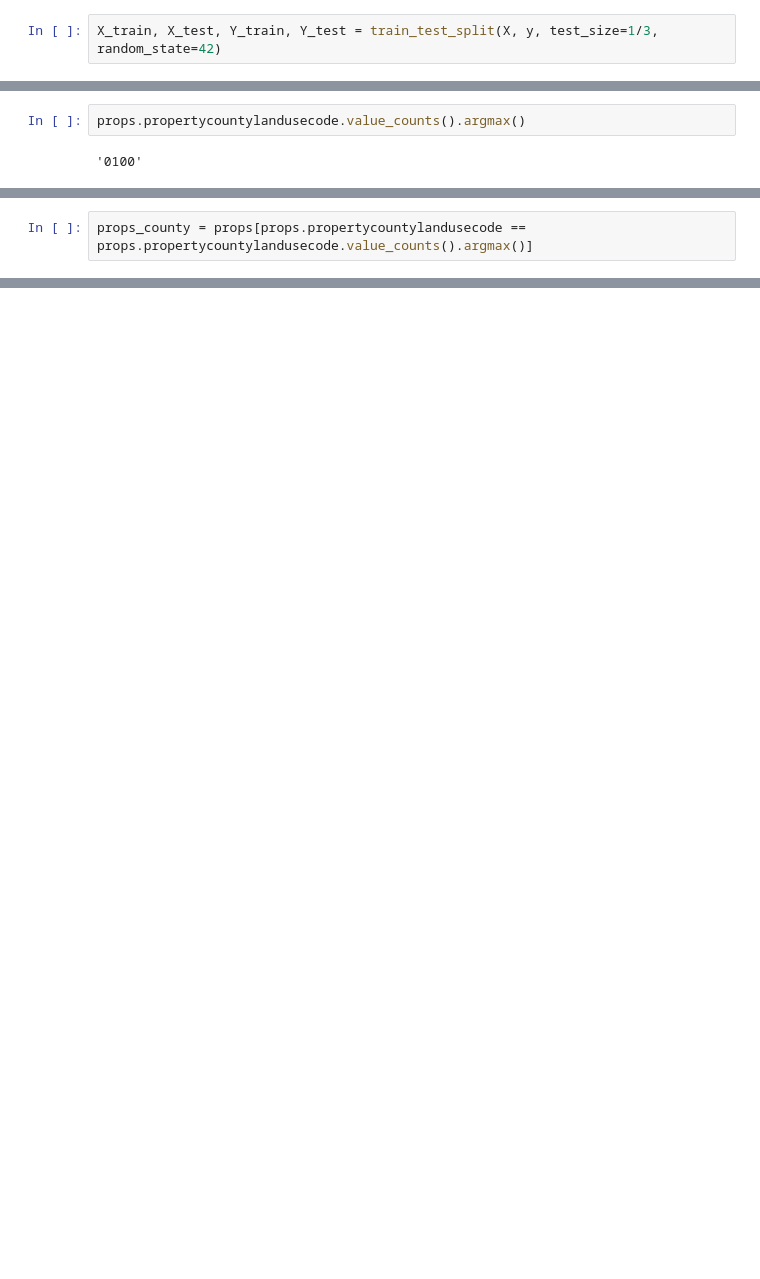
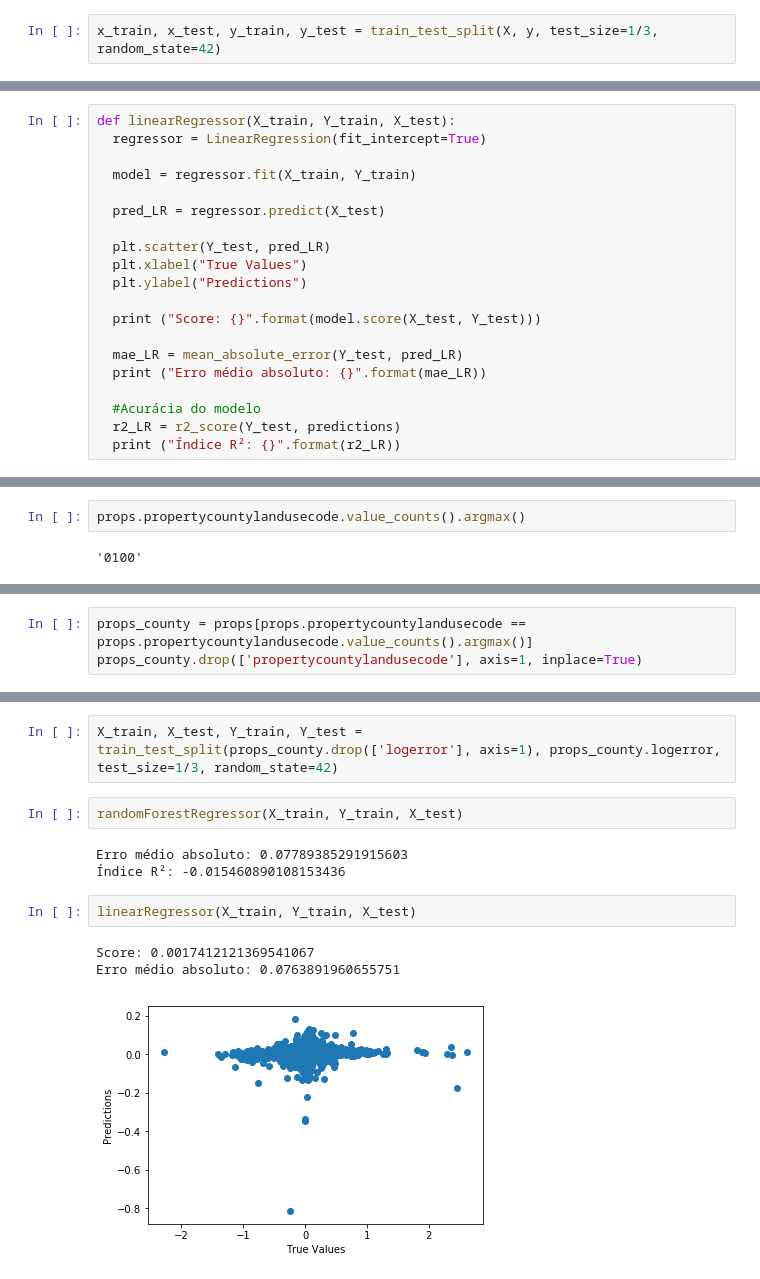
Before and after one commit to thiagotandrade/ds-project, a Jupyter notebook: DS_Project2.ipynb, the cells around one changed output, grey strips where cells are left out. Cells and saved outputs as stored; diff of their text form; blank space fills up the shorter version.

Commit message:
Creating RFR and LR functions, analyzing models on filtered dataset

```diff
--- a/DS_Project2.ipynb
+++ b/DS_Project2.ipynb
@@ -97,6 +101,6 @@ props.head()
 X = props.drop(['logerror'],axis=1)
 y = props['logerror']
 # %%
-X_train, X_test, Y_train, Y_test = train_test_split(X, y, test_size=1/3, random_state=42)
+x_train, x_test, y_train, y_test = train_test_split(X, y, test_size=1/3, random_state=42)
 # %% [markdown]
 # Linear Regressor para servir como baseline
@@ -119,3 +107,23 @@ print ("Erro médio absoluto: {}".format(mae_LR))
+# %%
+def linearRegressor(X_train, Y_train, X_test):
+  regressor = LinearRegression(fit_intercept=True)
+
+  model = regressor.fit(X_train, Y_train)
+
+  pred_LR = regressor.predict(X_test)
+
+  plt.scatter(Y_test, pred_LR)
+  plt.xlabel("True Values")
+  plt.ylabel("Predictions")
+
+  print ("Score: {}".format(model.score(X_test, Y_test)))
+
+  mae_LR = mean_absolute_error(Y_test, pred_LR)
+  print ("Erro médio absoluto: {}".format(mae_LR))
+
+  #Acurácia do modelo
+  r2_LR = r2_score(Y_test, predictions)
+  print ("Índice R²: {}".format(r2_LR))
 # %% [markdown]
 # Random Forest Regressor
 # %%
@@ -186,5 +194,6 @@ props.propertycountylandusecode.value_counts().argmax()
 # %%
 props_county = props[props.propertycountylandusecode == props.propertycountylandusecode.value_counts().argmax()]
+props_county.drop(['propertycountylandusecode'], axis=1, inplace=True)
 # %%
 props_county.head()
 # %% [output]
@@ -194,3 +203,16 @@ props_county.head()
 | 32 | 10760933 | 2.0 | 4.0 | 1212.0 | 6037.0 | 2.0 | 34220631.0 | -118521001.0 | ... |
 | 33 | 10772282 | 3.0 | 4.0 | 2597.0 | 6037.0 | 3.0 | 34209413.0 | -118578052.0 | ... |
 | 34 | 10783331 | 2.0 | 3.0 | 1742.0 | 6037.0 | 2.0 | 34185891.0 | -118550426.0 | ... |
+# %%
+X_train, X_test, Y_train, Y_test = train_test_split(props_county.drop(['logerror'], axis=1), props_county.logerror, test_size=1/3, random_state=42)
+# %%
+randomForestRegressor(X_train, Y_train, X_test)
+# %% [output]
+Erro médio absoluto: 0.07789385291915603
+Índice R²: -0.015460890108153436
+# %%
+linearRegressor(X_train, Y_train, X_test)
+# %% [output]
+Score: 0.0017412121369541067
+Erro médio absoluto: 0.0763891960655751
+[figure, added]
```
Also changed, not shown: parts of 14 cells of this notebook.
